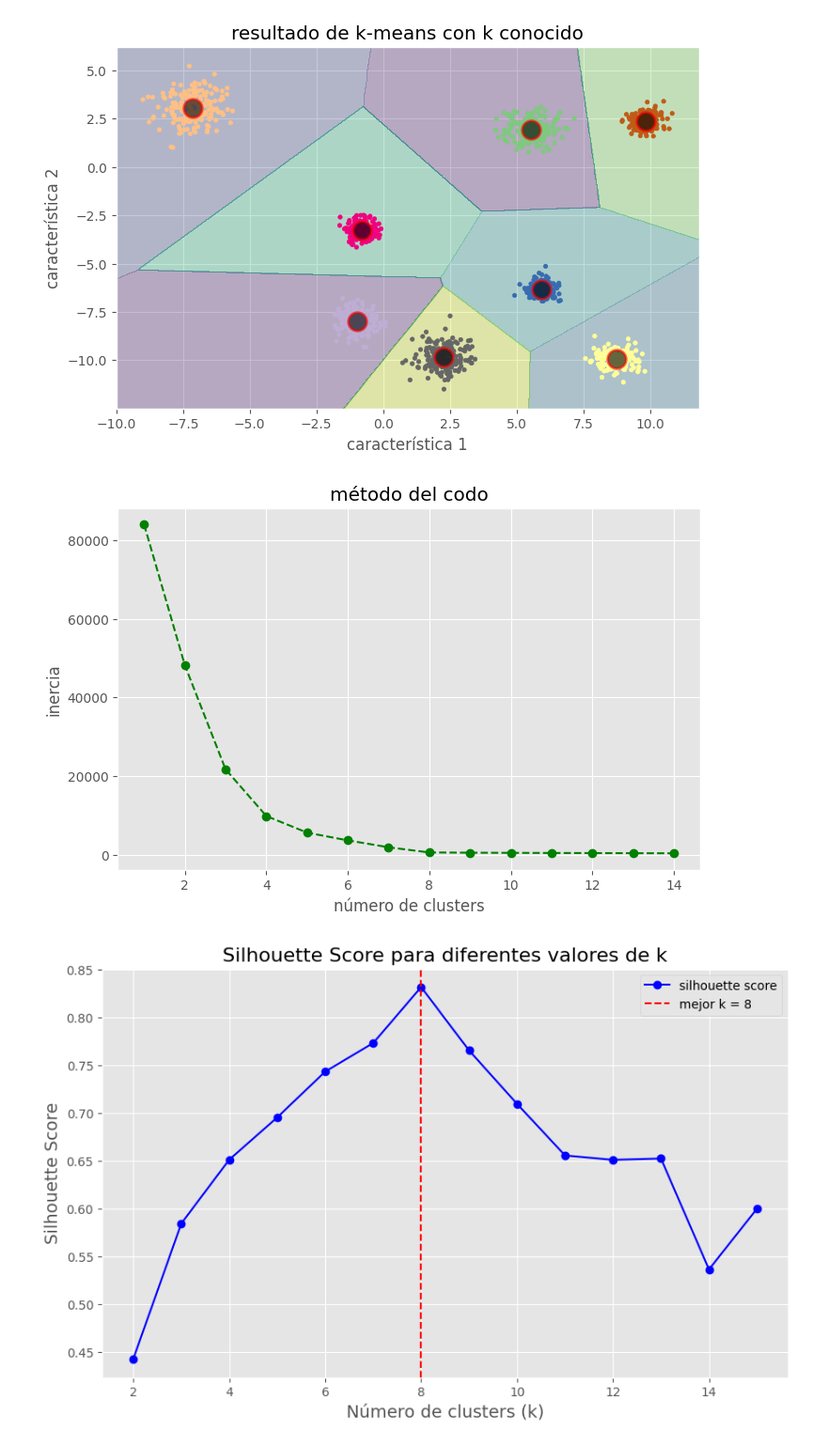
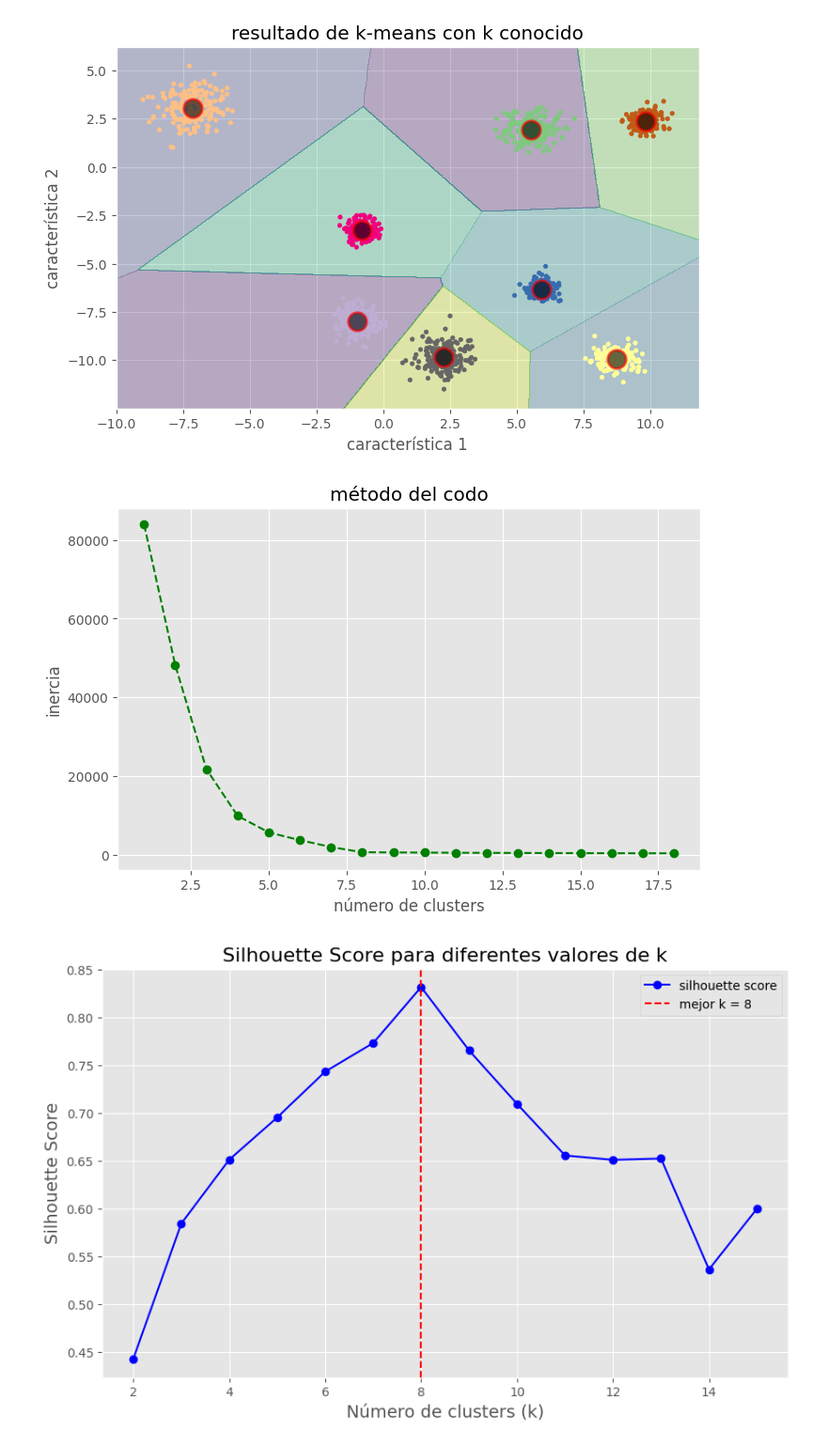
Before and after one commit to FelixMaturano/SIS420-2025, a Jupyter notebook: aprendizaje_no_supervisado/parte1.ipynb, the cells around one changed output. Shown: that part at 94% size. Drawn from its saved outputs; the diff is of its cells as text; code cells hidden in the pictures.

```diff
--- a/aprendizaje_no_supervisado/parte1.ipynb
+++ b/aprendizaje_no_supervisado/parte1.ipynb
@@ -12,7 +12,7 @@ plt.style.use('ggplot')
 # %%
 def generar_dataset(n_muestras=1500, caja_centro=(-10, 10), semilla=None):
     np.random.seed(semilla)
-    n_centros = np.random.randint(2, 10)
+    n_centros = np.random.randint(2, 16)
     distancia_min = 3.5
     centros = []
     intentos_max = 1000
@@ -102,21 +102,21 @@ plt.show()
 # %% [output]
 [figure]
 # %%
-rangos_k = range(1, 15)
+rangos_k = range(1, 19)
 inercia = []
 
 for k in rangos_k:
     modelo = KMeans(n_clusters=k, random_state=42, n_init=10)
     modelo.fit(X)
     inercia.append(modelo.inertia_)  # <-- corregido aquí
 
 plt.figure(figsize=(8, 5))
 plt.plot(rangos_k, inercia, 'go--')
 plt.xlabel("número de clusters")
 plt.ylabel("inercia")
 plt.title("método del codo")
 plt.grid(True)
 plt.show()
 # %% [output]
-[figure, old version]
+[figure, new version]
 # %%
```
Also changed, not shown: parts of 1 cell of this notebook.
